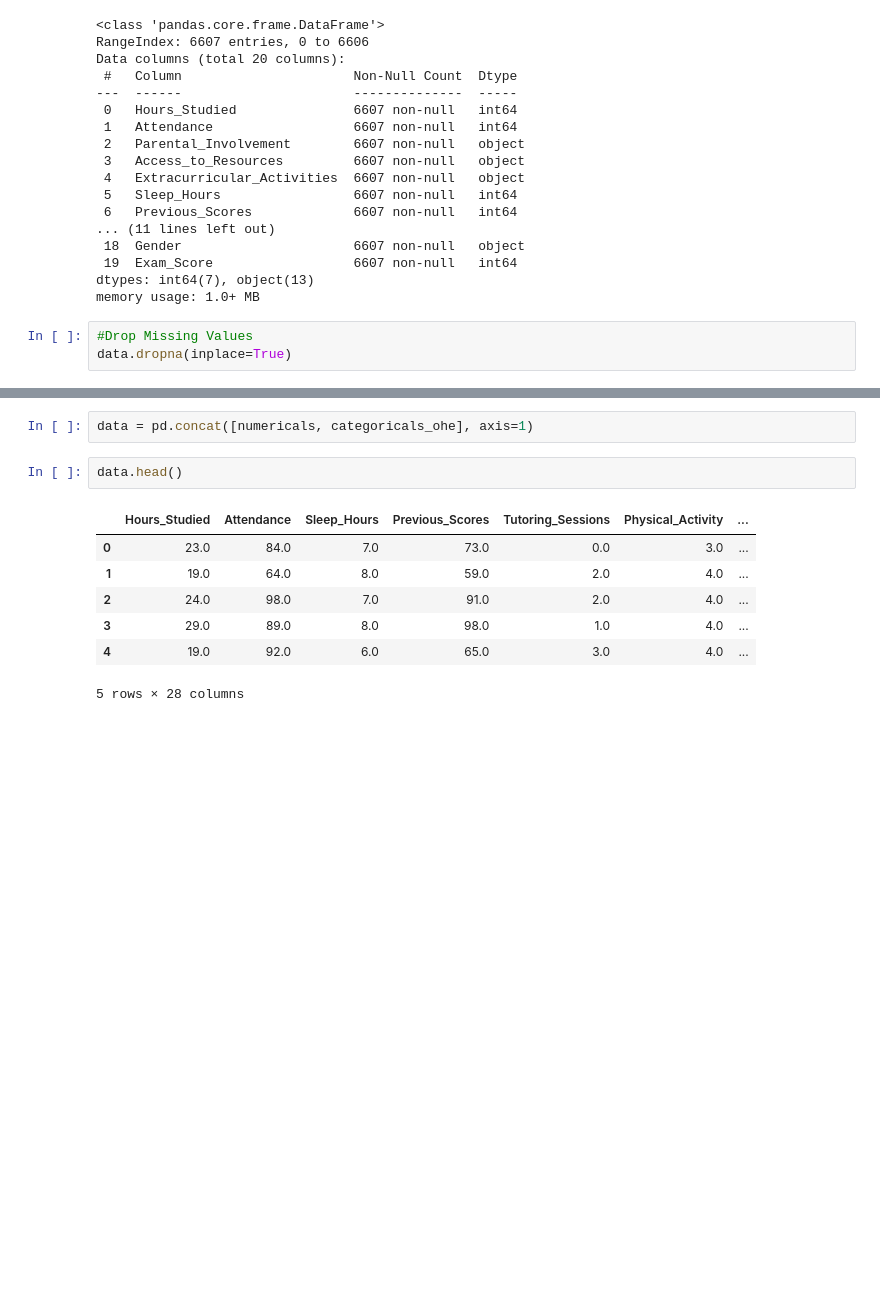
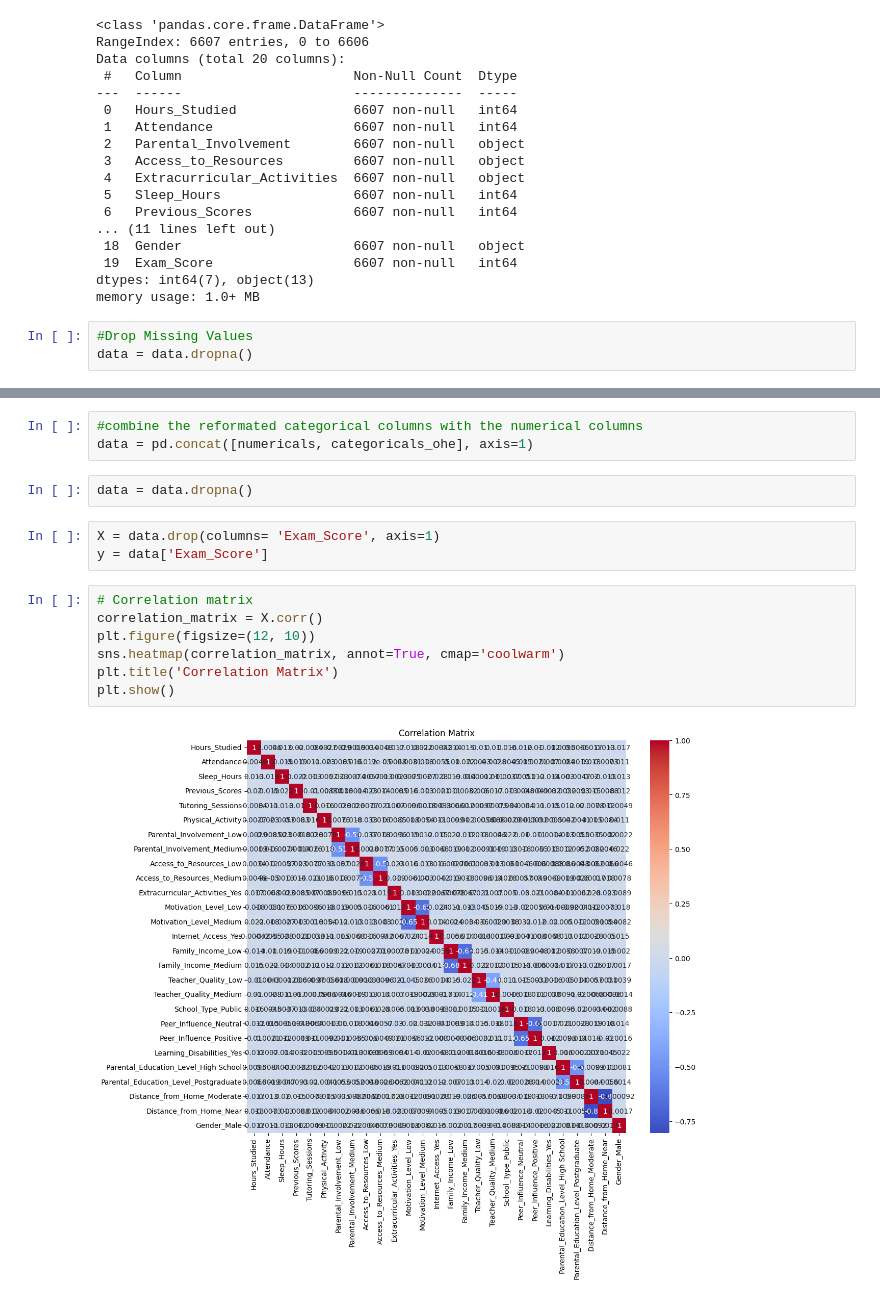
Before and after one commit to josh-g-grimes/Regression-Analysis---College-Exam-Performance, a Jupyter notebook: notebook.ipynb, the cells around one changed output, grey strips where cells are left out. Cells and saved outputs as stored; diff of their text form; blank space fills up the shorter version.

```diff
--- a/notebook.ipynb
+++ b/notebook.ipynb
@@ -36,5 +36,5 @@ dtypes: int64(7), object(13)
 memory usage: 1.0+ MB
 # %%
 #Drop Missing Values
-data.dropna(inplace=True)
+data = data.dropna()
 # %%
@@ -74,12 +62,17 @@ categoricals_ohe
 # %%
+#combine the reformated categorical columns with the numerical columns
 data = pd.concat([numericals, categoricals_ohe], axis=1)
-# %%
-data.head()
-# %% [output]
-|  | Hours_Studied | Attendance | Sleep_Hours | Previous_Scores | Tutoring_Sessions | Physical_Activity | ... |
-| 0 | 23.0 | 84.0 | 7.0 | 73.0 | 0.0 | 3.0 | ... |
-| 1 | 19.0 | 64.0 | 8.0 | 59.0 | 2.0 | 4.0 | ... |
-| 2 | 24.0 | 98.0 | 7.0 | 91.0 | 2.0 | 4.0 | ... |
-| 3 | 29.0 | 89.0 | 8.0 | 98.0 | 1.0 | 4.0 | ... |
-| 4 | 19.0 | 92.0 | 6.0 | 65.0 | 3.0 | 4.0 | ... |
-5 rows × 28 columns
+# %%
+data = data.dropna()
+# %%
+X = data.drop(columns= 'Exam_Score', axis=1)
+y = data['Exam_Score']
+# %%
+# Correlation matrix
+correlation_matrix = X.corr()
+plt.figure(figsize=(12, 10))
+sns.heatmap(correlation_matrix, annot=True, cmap='coolwarm')
+plt.title('Correlation Matrix')
+plt.show()
+# %% [output]
+[figure, added]
```
Also changed, not shown: parts of 9 cells of this notebook.
